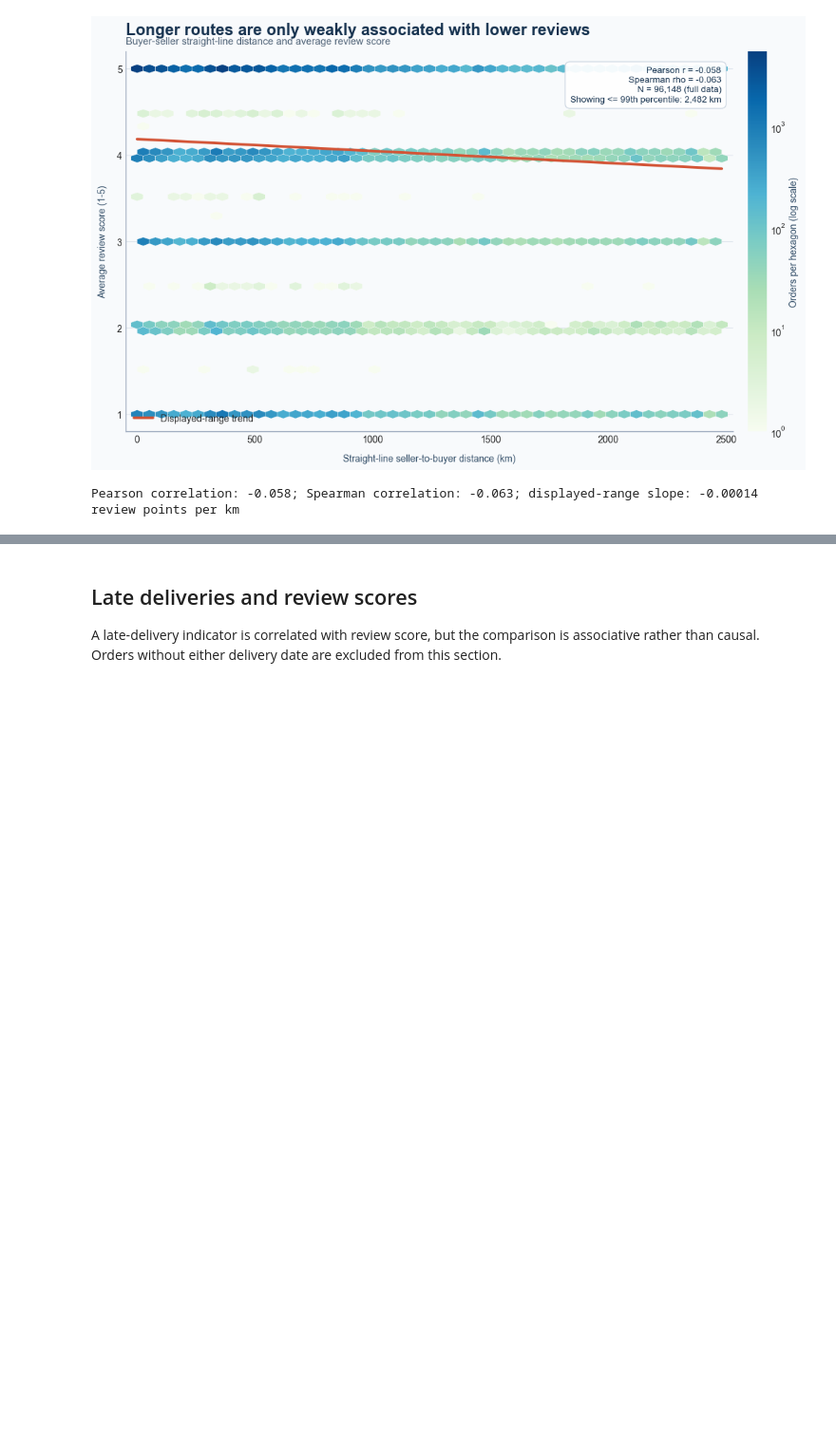
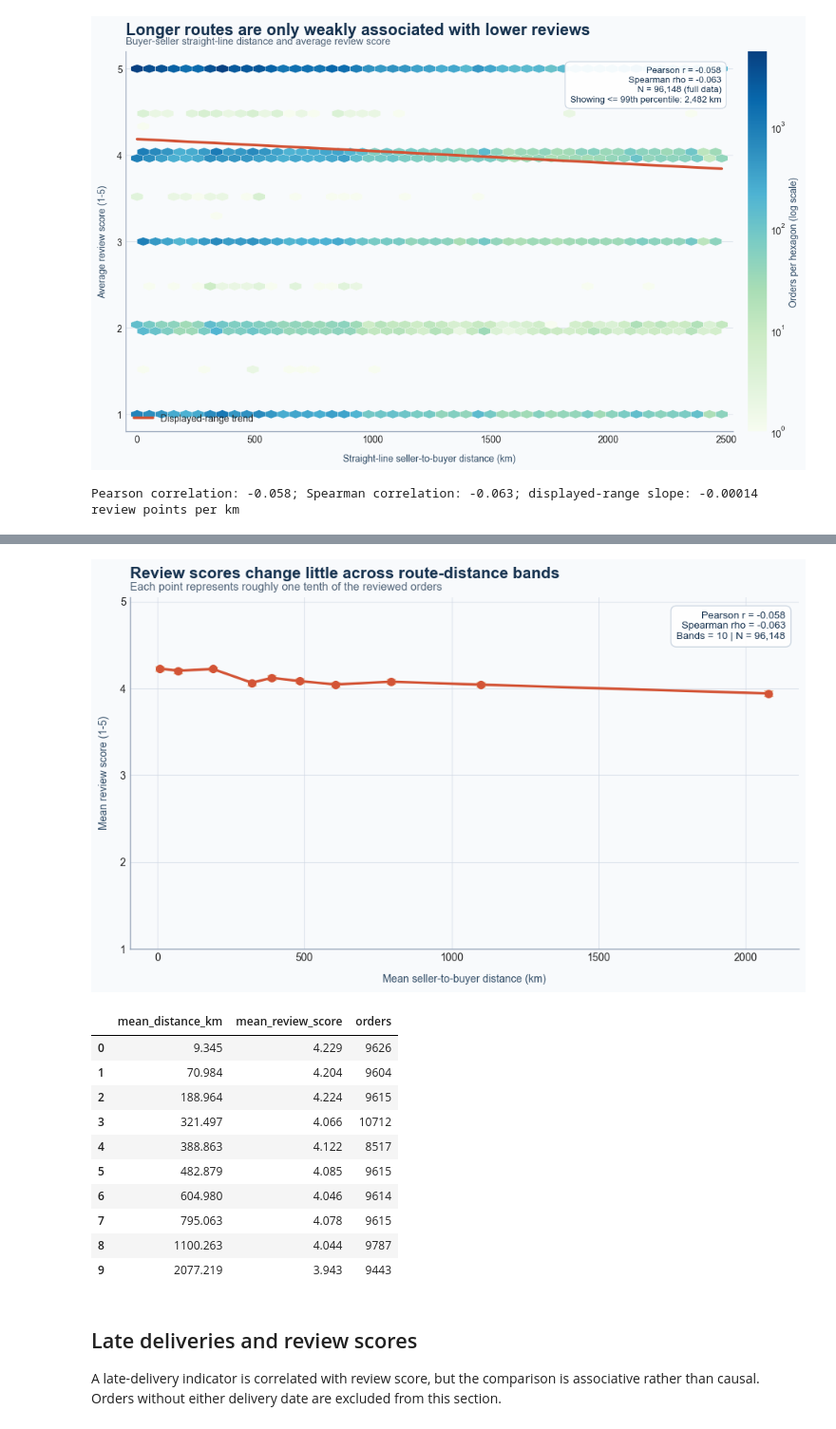
Before and after one commit to YuanJiayi/IT5006_Grp_6, a Jupyter notebook: test_notebooks/route_distance_review_correlation.ipynb, the cells around one changed output, grey strips where cells are left out. Shown at 95% size. Saved outputs shown, nothing was run; the diff lists cells and outputs as text; code cells hidden in the pictures; blank space fills up the shorter version.

```diff
--- a/test_notebooks/route_distance_review_correlation.ipynb
+++ b/test_notebooks/route_distance_review_correlation.ipynb
@@ -14,7 +14,7 @@ import numpy as np
 import pandas as pd
 from IPython.display import display
 
-DATA_DIR = Path("data")
+DATA_DIR = Path("../data")
 line_items = pd.read_csv(
     DATA_DIR / "smartcommerce_consolidated.csv",
     usecols=[
@@ -192,3 +196,74 @@ Pearson correlation: -0.058; Spearman correlation: -0.063; displayed-range slope
+# %%
+route_band_data = analysis[["route_distance_km", "review_score"]].dropna().copy()
+route_band_data["distance_band"] = pd.qcut(
+    route_band_data["route_distance_km"],
+    q=10,
+    duplicates="drop",
+)
+route_band_summary = (
+    route_band_data.groupby("distance_band", observed=True)
+    .agg(
+        mean_distance_km=("route_distance_km", "mean"),
+        mean_review_score=("review_score", "mean"),
+        review_std=("review_score", "std"),
+        orders=("review_score", "size"),
+    )
+    .reset_index(drop=True)
+)
+route_band_summary["confidence_interval"] = (
+    1.96 * route_band_summary["review_std"] / np.sqrt(route_band_summary["orders"])
+)
+
+fig, ax = plt.subplots(figsize=(9.5, 5.8), facecolor="#f8fafc")
+ax.set_facecolor("#f8fafc")
+ax.errorbar(
+    route_band_summary["mean_distance_km"],
+    route_band_summary["mean_review_score"],
+    yerr=route_band_summary["confidence_interval"],
+    fmt="o-",
+    color="#d35436",
+    ecolor="#e9a66d",
+    elinewidth=1.8,
+    capsize=4,
+    markersize=7,
+    linewidth=2.4,
+)
+ax.set_title("Review scores change little across route-distance bands", loc="left", fontsize=15, weight="bold", color="#16324f", pad=18)
+ax.text(0, 1.02, "Each point represents roughly one tenth of the reviewed orders", transform=ax.transAxes, fontsize=10.5, color="#526579")
+ax.set_xlabel("Mean seller-to-buyer distance (km)", labelpad=10, color="#334e68")
+ax.set_ylabel("Mean review score (1-5)", labelpad=10, color="#334e68")
+ax.set_ylim(1, 5.05)
+ax.set_yticks([1, 2, 3, 4, 5])
+ax.grid(color="#cbd5e1", linewidth=0.8, alpha=0.55)
+ax.spines[["top", "right"]].set_visible(False)
+ax.spines[["left", "bottom"]].set_color("#94a3b8")
+ax.text(
+    0.98, 0.96,
+    f"Pearson r = {pearson:.3f}\nSpearman rho = {spearman:.3f}\n"
+    f"Bands = {len(route_band_summary)} | N = {len(route_band_data):,}",
+    transform=ax.transAxes,
+    ha="right",
+    va="top",
+    fontsize=9.5,
+    color="#16324f",
+    bbox={"boxstyle": "round,pad=0.55", "facecolor": "#ffffff", "edgecolor": "#cbd5e1", "alpha": 0.94},
+)
+fig.tight_layout()
+plt.show()
+display(route_band_summary[["mean_distance_km", "mean_review_score", "orders"]].round(3))
+# %% [output]
+[figure, added]
+|  | mean_distance_km | mean_review_score | orders |
+| 0 | 9.345 | 4.229 | 9626 |
+| 1 | 70.984 | 4.204 | 9604 |
+| 2 | 188.964 | 4.224 | 9615 |
+| 3 | 321.497 | 4.066 | 10712 |
+| 4 | 388.863 | 4.122 | 8517 |
+| 5 | 482.879 | 4.085 | 9615 |
+| 6 | 604.980 | 4.046 | 9614 |
+| 7 | 795.063 | 4.078 | 9615 |
+| 8 | 1100.263 | 4.044 | 9787 |
+| 9 | 2077.219 | 3.943 | 9443 |
 # %% [markdown]
 ## Late deliveries and review scores
 
```
Also changed, not shown: parts of 5 cells of this notebook, 4 other files.
